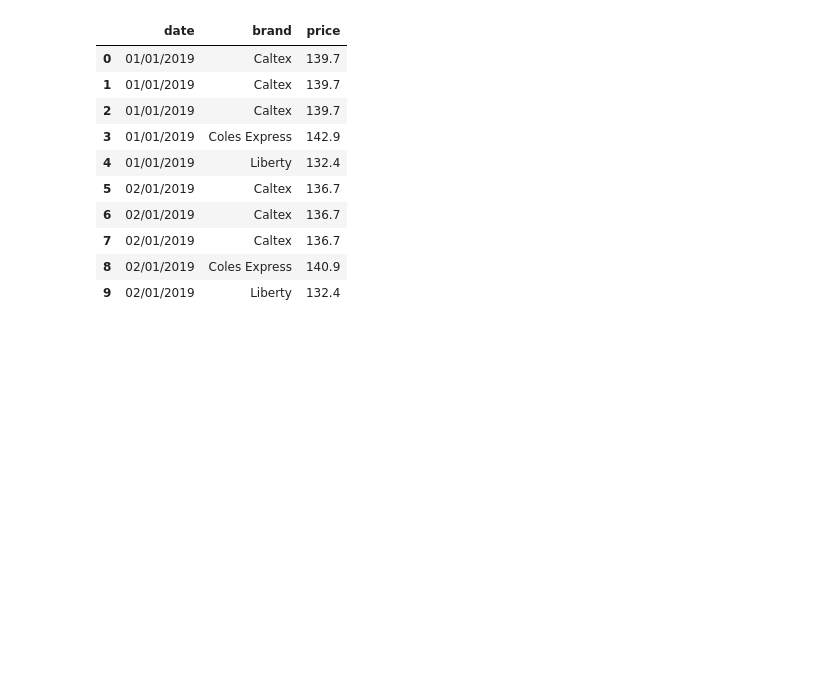
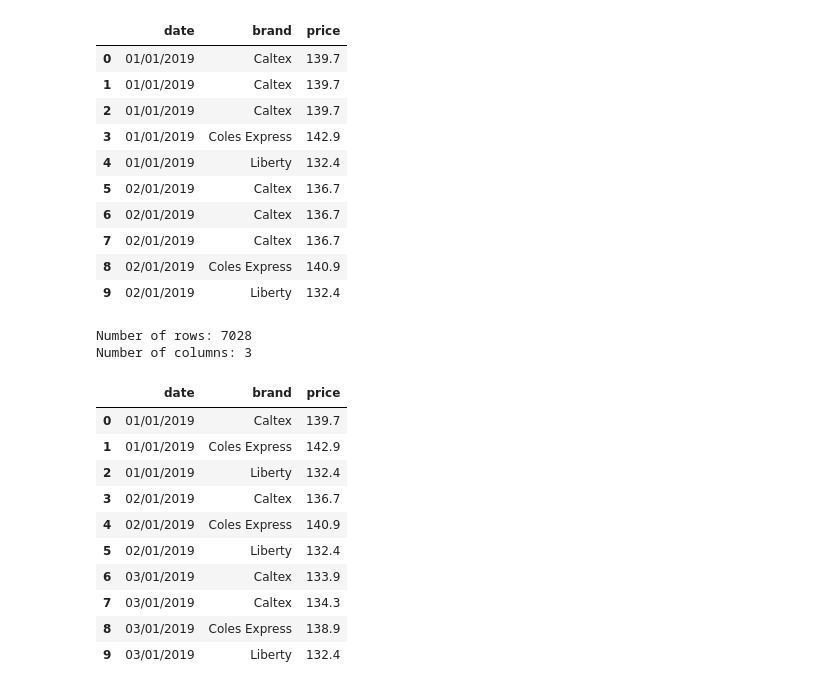
Before and after one commit to moscmh/portfolio, a Jupyter notebook: Time_Series/Perth_Fuel_Forecast/perth_fuel.ipynb, the cells around one changed output. Saved outputs shown, nothing was run; the diff lists cells and outputs as text; code cells hidden in the pictures; blank space fills up the shorter version.

```diff
--- a/Time_Series/Perth_Fuel_Forecast/perth_fuel.ipynb
+++ b/Time_Series/Perth_Fuel_Forecast/perth_fuel.ipynb
@@ -58,3 +64,23 @@ Number of columns: 3
 | 7 | 02/01/2019 | Caltex | 136.7 |
 | 8 | 02/01/2019 | Coles Express | 140.9 |
 | 9 | 02/01/2019 | Liberty | 132.4 |
+# %%
+df.drop_duplicates(inplace=True)
+print(f"Number of rows: {df.shape[0]}")
+print(f"Number of columns: {df.shape[1]}")
+df.reset_index(drop=True, inplace=True)
+df.head(10)
+# %% [output]
+Number of rows: 7028
+Number of columns: 3
+|  | date | brand | price |
+| 0 | 01/01/2019 | Caltex | 139.7 |
+| 1 | 01/01/2019 | Coles Express | 142.9 |
+| 2 | 01/01/2019 | Liberty | 132.4 |
+| 3 | 02/01/2019 | Caltex | 136.7 |
+| 4 | 02/01/2019 | Coles Express | 140.9 |
+| 5 | 02/01/2019 | Liberty | 132.4 |
+| 6 | 03/01/2019 | Caltex | 133.9 |
+| 7 | 03/01/2019 | Caltex | 134.3 |
+| 8 | 03/01/2019 | Coles Express | 138.9 |
+| 9 | 03/01/2019 | Liberty | 132.4 |
```
Also changed, not shown: parts of 7 cells of this notebook, 1 other file.
